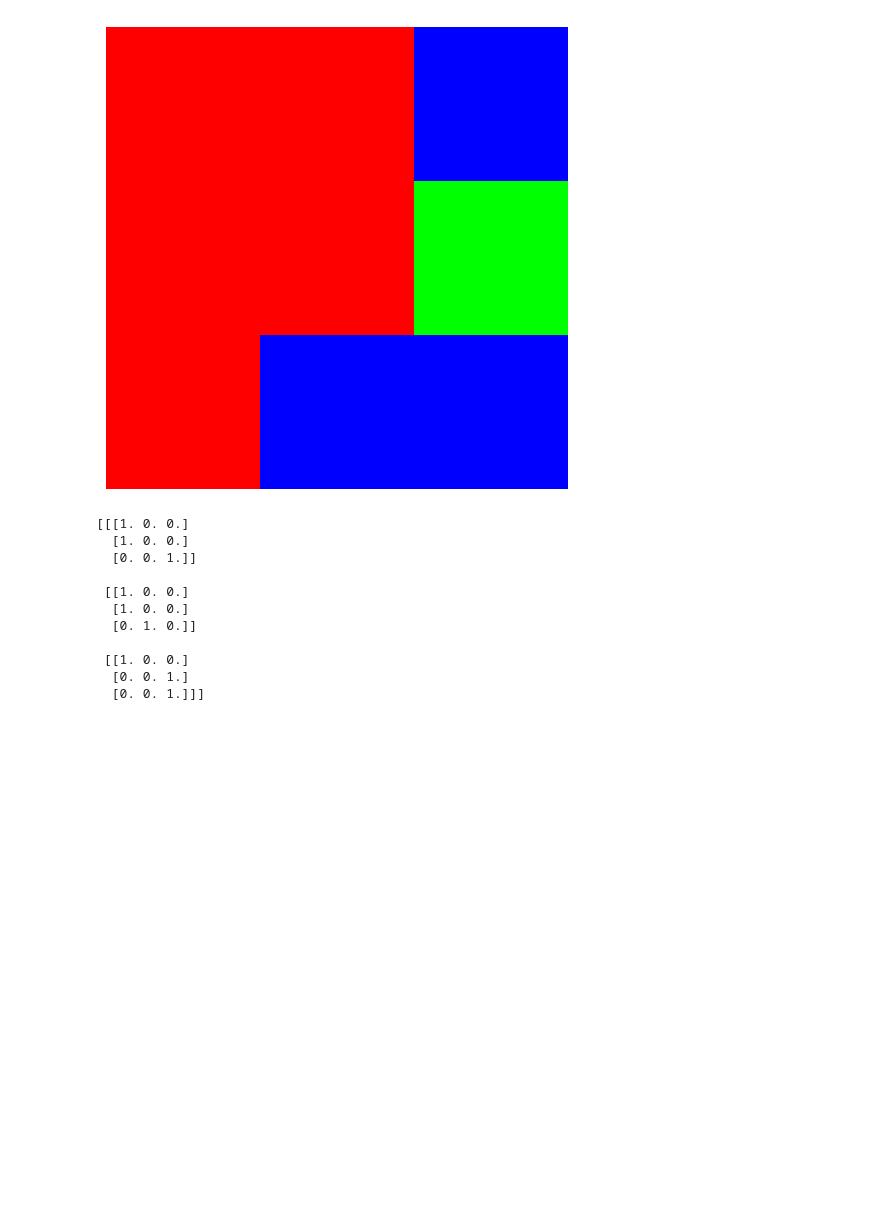
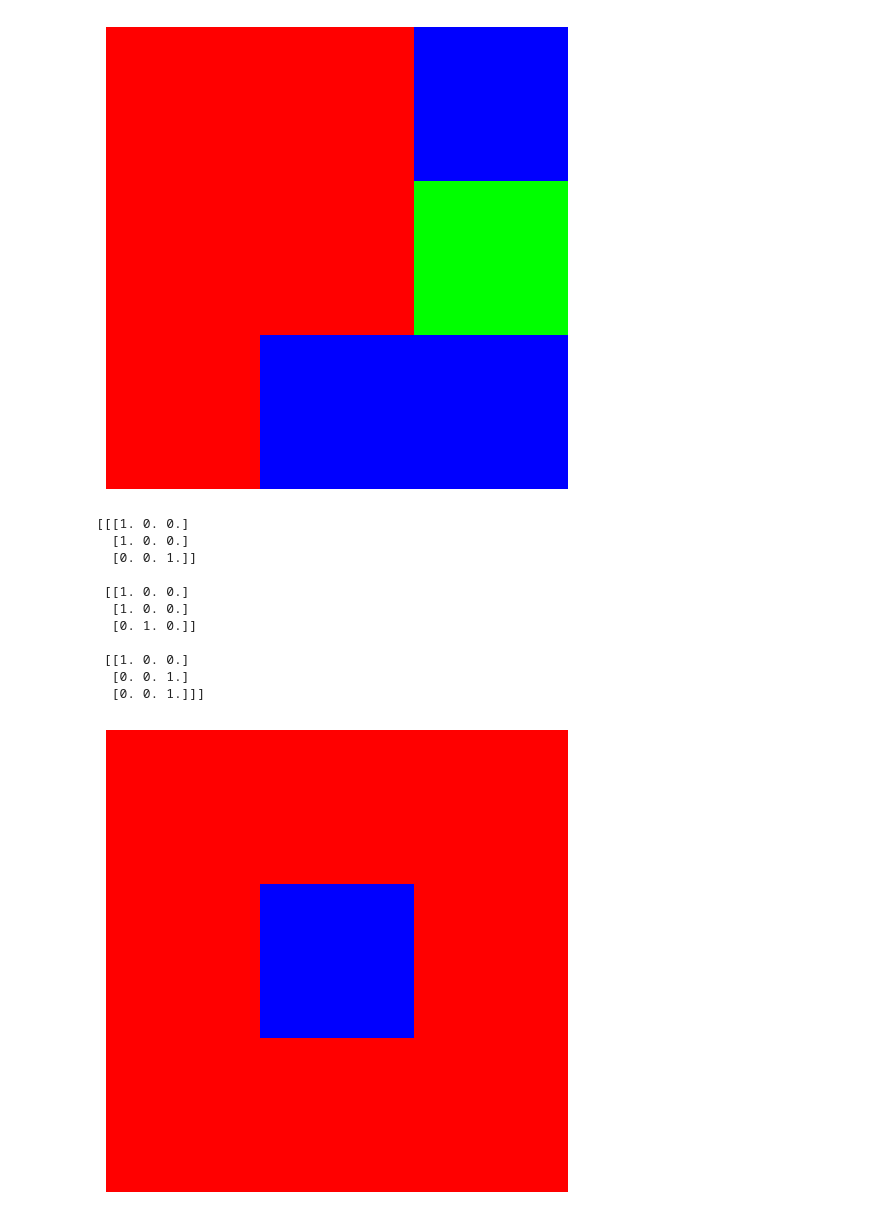
Before and after one commit to nacho2110/edpn-proyecto, a Jupyter notebook: proyecto.ipynb, the cells around one changed output. Drawn from its saved outputs; the diff is of its cells as text; code cells hidden in the pictures; blank space fills up the shorter version.

```diff
--- a/proyecto.ipynb
+++ b/proyecto.ipynb
@@ -36,4 +36,20 @@ print(ini)
  [[1. 0. 0.]
   [0. 0. 1.]
   [0. 0. 1.]]]
+# %%
+reds = np.array([
+    [1, 1, 1],
+    [1, 0, 1],
+    [1, 1, 1]
+])
+greens = np.zeros((3, 3))
+
+blues = np.zeros((3, 3))
+blues[1, 1] = 1
+rgb_grid = np.stack([reds, greens, blues], axis=-1)
+
+classifier = TernaryClassifier(rgb_grid, 1e-2, 100, 1)
+classifier.show()
+# %% [output]
+[figure, added]
 # %%
```
Also changed, not shown: parts of 8 cells of this notebook, 2 other files.
